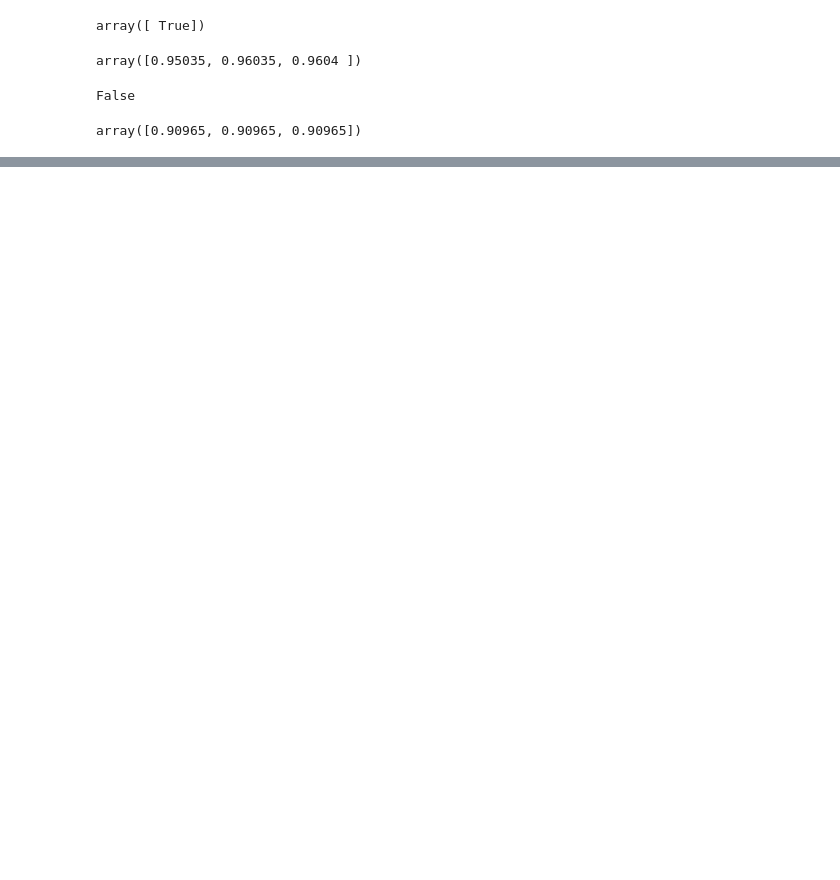
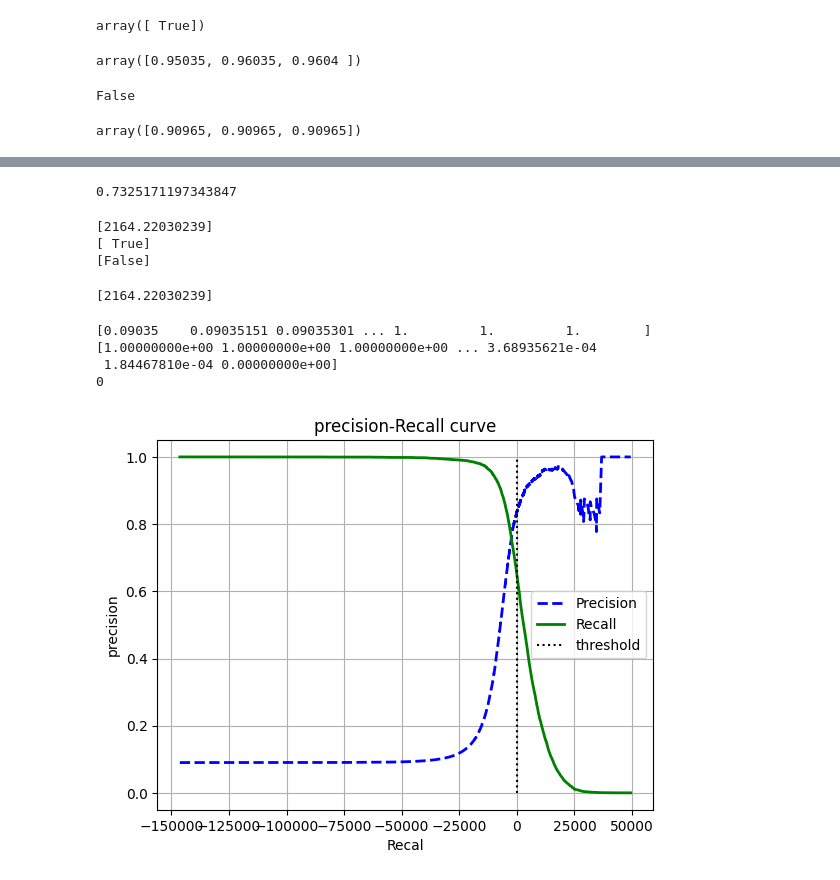
Before and after one commit to sujalcharati/ai-ml, a Jupyter notebook: chapter_3/main.ipynb, the cells around one changed output, grey strips where cells are left out. Saved outputs shown, nothing was run; the diff lists cells and outputs as text; code cells hidden in the pictures; blank space fills up the shorter version.

```diff
--- a/chapter_3/main.ipynb
+++ b/chapter_3/main.ipynb
@@ -99,0 +154,9 @@ array([0.90965, 0.90965, 0.90965])
+# %%
+#f1-score
+
+from sklearn.metrics import f1_score
+
+f1 = f1_score(ytrain_5,y_train_predict) # balances between them ...
+print(f1)
+# %% [output]
+0.7325171197343847
@@ -99,0 +190,45 @@ array([0.90965, 0.90965, 0.90965])
+# %%
+y_score = sgd_clf.decision_function([some_digit])
+print(y_score)
+
+threshold = 0
+y_some_digit_pred = (threshold < y_score)
+print(y_some_digit_pred)
+
+
+threshold1 = 3000
+y_some_digit_pred1 = (threshold1 < y_score)
+print(y_some_digit_pred1)
+# %% [output]
+[2164.22030239]
+[ True]
+[False]
+# %%
+y_scores = cross_val_predict(sgd_clf,x_train,ytrain_5,cv=3,method="decision_function")
+print(y_score)
+# %% [output]
+[2164.22030239]
+# %%
+from sklearn.metrics import precision_recall_curve
+
+precisions, recalls,thresholds = precision_recall_curve(ytrain_5,y_scores)
+print(precisions)
+print(recalls)
+print(threshold)
+# %% [output]
+[0.09035    0.09035151 0.09035301 ... 1.         1.         1.        ]
+[1.00000000e+00 1.00000000e+00 1.00000000e+00 ... 3.68935621e-04
+ 1.84467810e-04 0.00000000e+00]
+0
+# %%
+plt.plot(thresholds, precisions[:-1], "b--", label="Precision", linewidth=2)
+plt.plot(thresholds, recalls[:-1], "g-", label="Recall", linewidth=2)
+plt.vlines(threshold, 0, 1.0, "k", "dotted", label="threshold")
+plt.xlabel("Recal")
+plt.ylabel("precision")
+plt.title("precision-Recall curve")
+plt.legend()
+plt.grid(True)
+plt.show()
+# %% [output]
+[figure, added]
```
Also changed, not shown: parts of 14 cells of this notebook.
